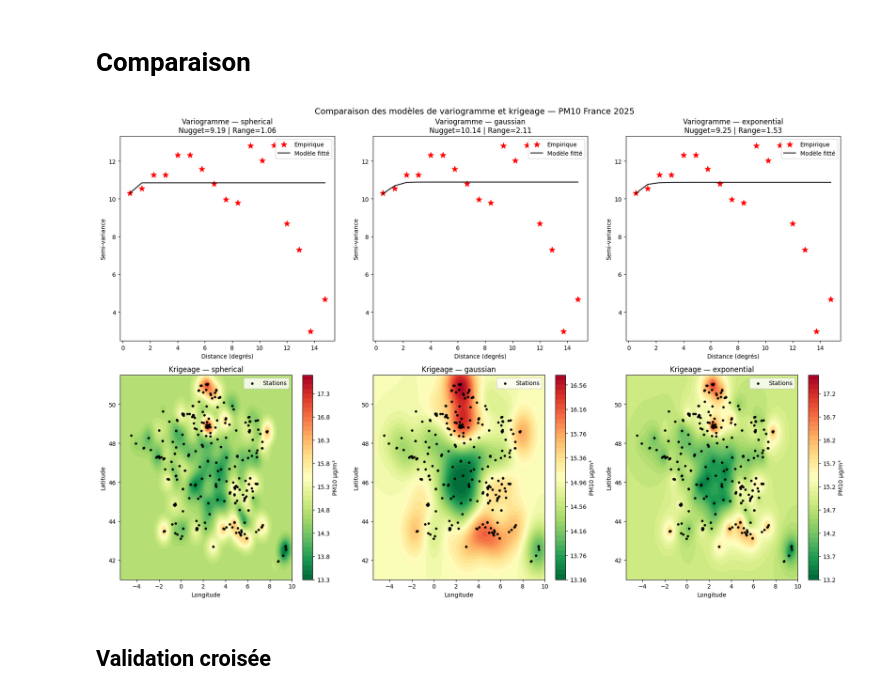
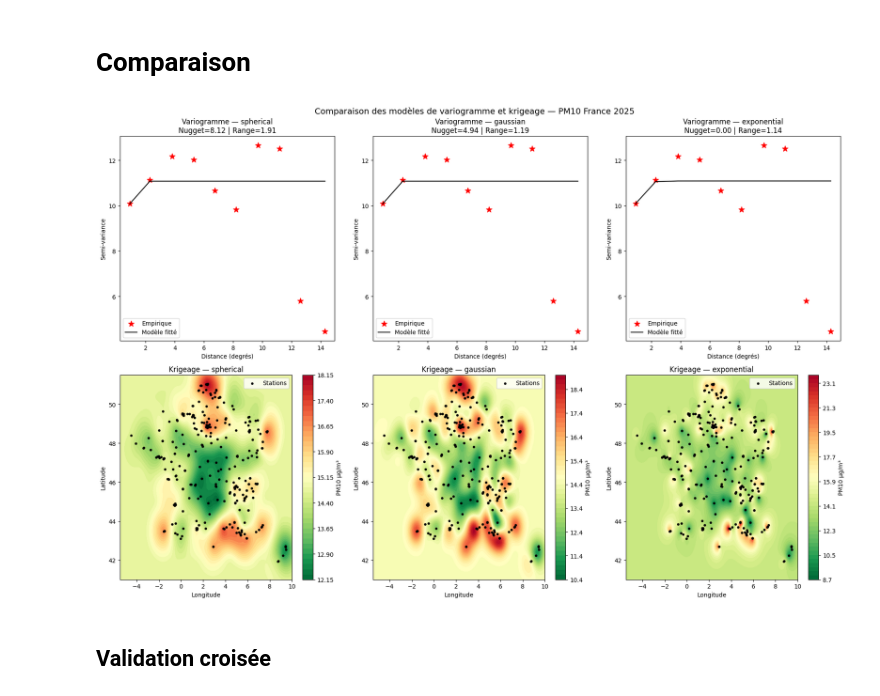
Before and after one commit to Gookd/spatial-pollution-risk-models, a Jupyter notebook: krigeage.ipynb, the cells around one changed output. Saved outputs shown, nothing was run; the diff lists cells and outputs as text; code cells hidden in the pictures.

Commit message:
choix nb nlags

```diff
--- a/krigeage.ipynb
+++ b/krigeage.ipynb
@@ -24,45 +68,49 @@ fig, axes = plt.subplots(2, 3, figsize=(18, 12))
 grid_lon = np.linspace(-5.5, 10.0, 100)
 grid_lat = np.linspace(41.0, 51.5, 100)
 
+lons = d_metro["Longitude"].values
+lats = d_metro["Latitude"].values
+vals = d_metro["valeur"].values
+
 for col, modele in enumerate(modeles):
     OK = OrdinaryKriging(
         lons, lats, vals,
         variogram_model=modele,
-        nlags=17,
+        nlags=10,
         verbose=False,
         enable_plotting=False
     )
 
     # --- Ligne 1 : variogramme ---
     ax_vario = axes[0, col]
     lags = OK.lags
     semivariance = OK.semivariance
     variogram_model_points = OK.variogram_function(OK.variogram_model_parameters, lags)
 
     ax_vario.scatter(lags, semivariance, c="red", marker="*", s=100, label="Empirique")
     ax_vario.plot(lags, variogram_model_points, "k-", label="Modèle fitté")
     ax_vario.set_title(f"Variogramme — {modele}\nNugget={OK.variogram_model_parameters[2]:.2f} | Range={OK.variogram_model_parameters[1]:.2f}")
     ax_vario.set_xlabel("Distance (degrés)")
     ax_vario.set_ylabel("Semi-variance")
     ax_vario.legend()
 
     # --- Ligne 2 : carte krigeage ---
     z, variance = OK.execute("grid", grid_lon, grid_lat)
 
     ax_map = axes[1, col]
     cf = ax_map.contourf(grid_lon, grid_lat, z, levels=50, cmap="RdYlGn_r")
     ax_map.scatter(lons, lats, c="black", s=10, label="Stations")
     plt.colorbar(cf, ax=ax_map, label="PM10 µg/m³")
     ax_map.set_title(f"Krigeage — {modele}")
     ax_map.set_xlabel("Longitude")
     ax_map.set_ylabel("Latitude")
     ax_map.legend()
 
 plt.suptitle("Comparaison des modèles de variogramme et krigeage — PM10 France 2025", fontsize=14)
 plt.tight_layout()
 plt.show()
 # %% [output]
-[figure, old version]
+[figure, new version]
 # %% [markdown]
 ## Validation croisée
 # %%
```
Also changed, not shown: parts of 5 cells of this notebook, 1 other file.
